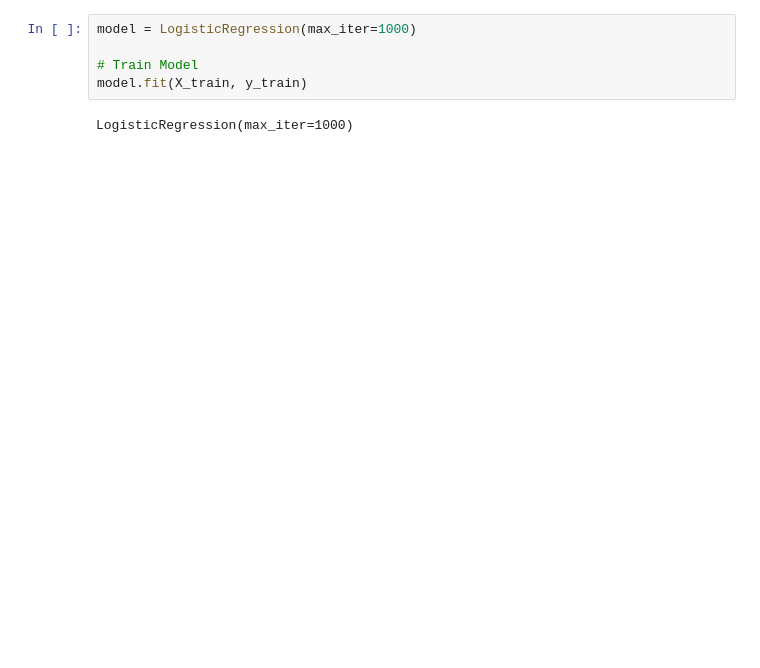
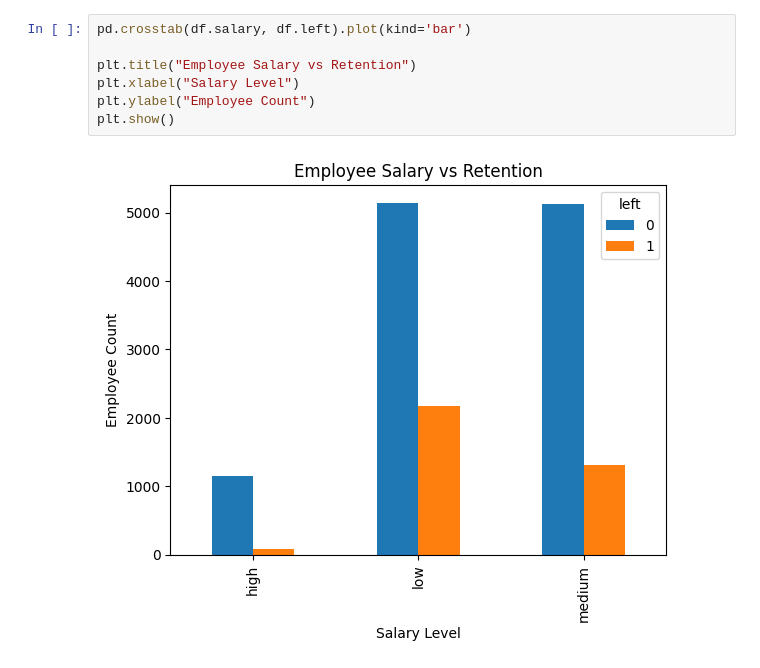
Before and after one commit to DeepikaJayas/LinearALGO_2.0, a Jupyter notebook: HR.ipynb, the cells around one changed output. Drawn from its saved outputs; the diff is of its cells as text; blank space fills up the shorter version.

```diff
--- a/HR.ipynb
+++ b/HR.ipynb
@@ -51,8 +53,10 @@ X_train, X_test, y_train, y_test = train_test_split(
 # %%
-model = LogisticRegression(max_iter=1000)
+pd.crosstab(df.salary, df.left).plot(kind='bar')
 
-# Train Model
-model.fit(X_train, y_train)
+plt.title("Employee Salary vs Retention")
+plt.xlabel("Salary Level")
+plt.ylabel("Employee Count")
+plt.show()
 # %% [output]
-LogisticRegression(max_iter=1000)
+[figure, added]
 # %%
```
Also changed, not shown: parts of 16 cells of this notebook, 3 other files.
